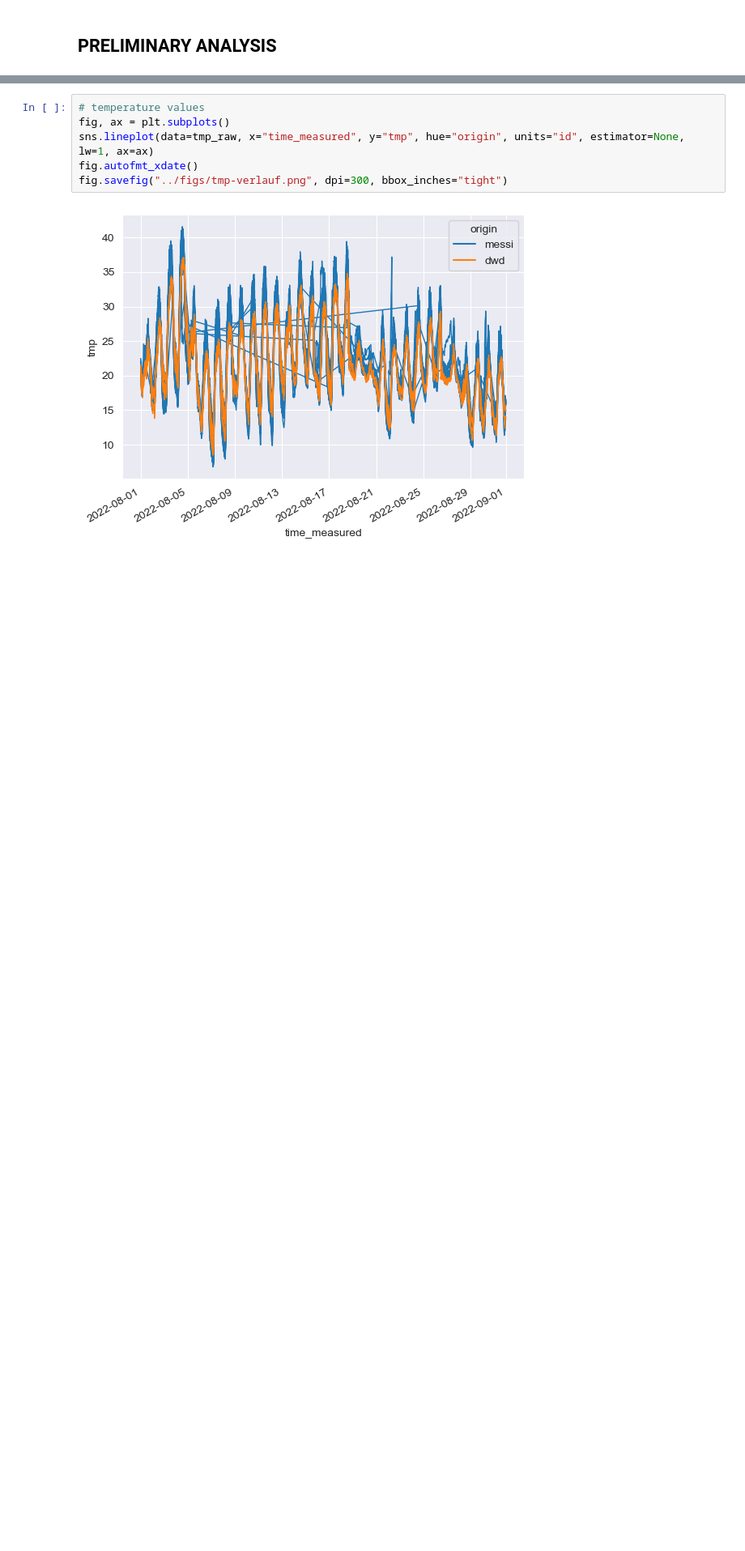
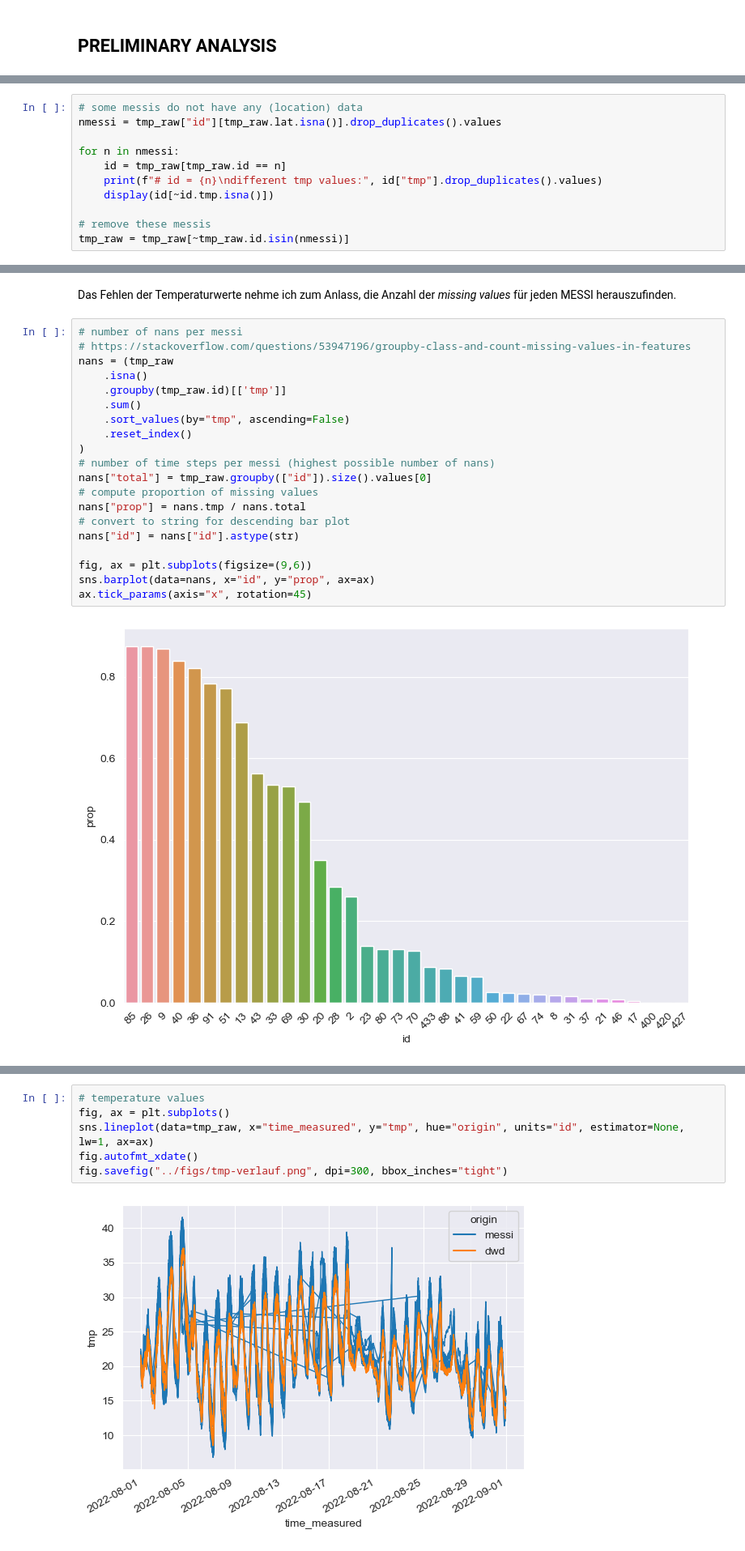
Before and after one commit to vegan-schnitzel/messi-cluster-analysis, a Jupyter notebook: code/main.ipynb, the cells around one changed output, grey strips where cells are left out. Shown: that part at 81% size. Saved outputs shown, nothing was run; the diff lists cells and outputs as text; blank space fills up the shorter version.

Commit message:
inspect number of nans

```diff
--- a/code/main.ipynb
+++ b/code/main.ipynb
@@ -105,0 +103,11 @@ Name: id, dtype: int64
+# %%
+# some messis do not have any (location) data
+nmessi = tmp_raw["id"][tmp_raw.lat.isna()].drop_duplicates().values
+
+for n in nmessi:
+    id = tmp_raw[tmp_raw.id == n]
+    print(f"# id = {n}\ndifferent tmp values:", id["tmp"].drop_duplicates().values)
+    display(id[~id.tmp.isna()])
+
+# remove these messis
+tmp_raw = tmp_raw[~tmp_raw.id.isin(nmessi)]
@@ -106 +131,25 @@ Name: id, dtype: int64
+# %% [markdown]
+Das Fehlen der Temperaturwerte nehme ich zum Anlass, die Anzahl der *missing values* für jeden MESSI herauszufinden.
+# %%
+# number of nans per messi
+# https://stackoverflow.com/questions/53947196/groupby-class-and-count-missing-values-in-features
+nans = (tmp_raw
+    .isna()
+    .groupby(tmp_raw.id)[['tmp']]
+    .sum()
+    .sort_values(by="tmp", ascending=False)
+    .reset_index()
+)
+# number of time steps per messi (highest possible number of nans)
+nans["total"] = tmp_raw.groupby(["id"]).size().values[0]
+# compute proportion of missing values
+nans["prop"] = nans.tmp / nans.total
+# convert to string for descending bar plot
+nans["id"] = nans["id"].astype(str)
+
+fig, ax = plt.subplots(figsize=(9,6))
+sns.barplot(data=nans, x="id", y="prop", ax=ax)
+ax.tick_params(axis="x", rotation=45)
+# %% [output]
+[figure, added]
 # %% [markdown]
```
Also changed, not shown: parts of 15 cells of this notebook, 2 other files.
